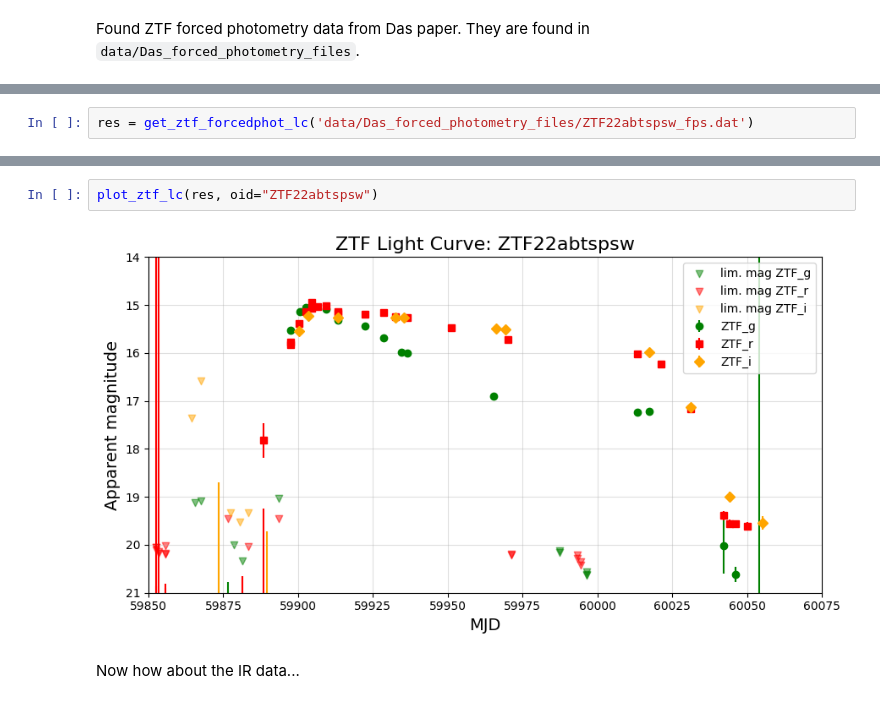
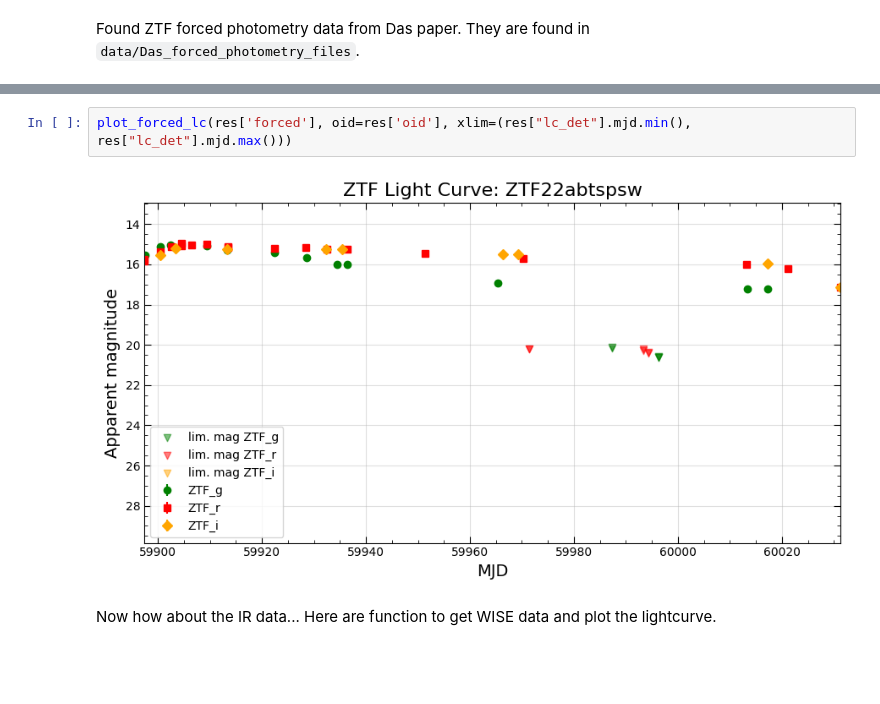
Before and after one commit to ana-lam/LL_typeIIP, a Jupyter notebook: lc_plotting.ipynb, the cells around one changed output, grey strips where cells are left out. Cells and saved outputs as stored; diff of their text form; blank space fills up the shorter version.

```diff
--- a/lc_plotting.ipynb
+++ b/lc_plotting.ipynb
@@ -302,2 +311,0 @@ def plot_ztf_lc(resdict, oid="ZTF source"):
-# %%
-res = get_ztf_forcedphot_lc('data/Das_forced_photometry_files/ZTF22abtspsw_fps.dat')
@@ -324,7 +312,7 @@ array([22.85734535, 23.45856465,         nan, 21.22216288,         nan,
-# %%
-plot_ztf_lc(res, oid="ZTF22abtspsw")
-# %% [output]
-[figure, removed]
+# %%
+plot_forced_lc(res['forced'], oid=res['oid'], xlim=(res["lc_det"].mjd.min(), res["lc_det"].mjd.max()))
+# %% [output]
+[figure, added]
 # %% [markdown]
-Now how about the IR data...
+Now how about the IR data... Here are function to get WISE data and plot the lightcurve.
 # %%
```
Also changed, not shown: parts of 16 cells of this notebook, 1 other file.
